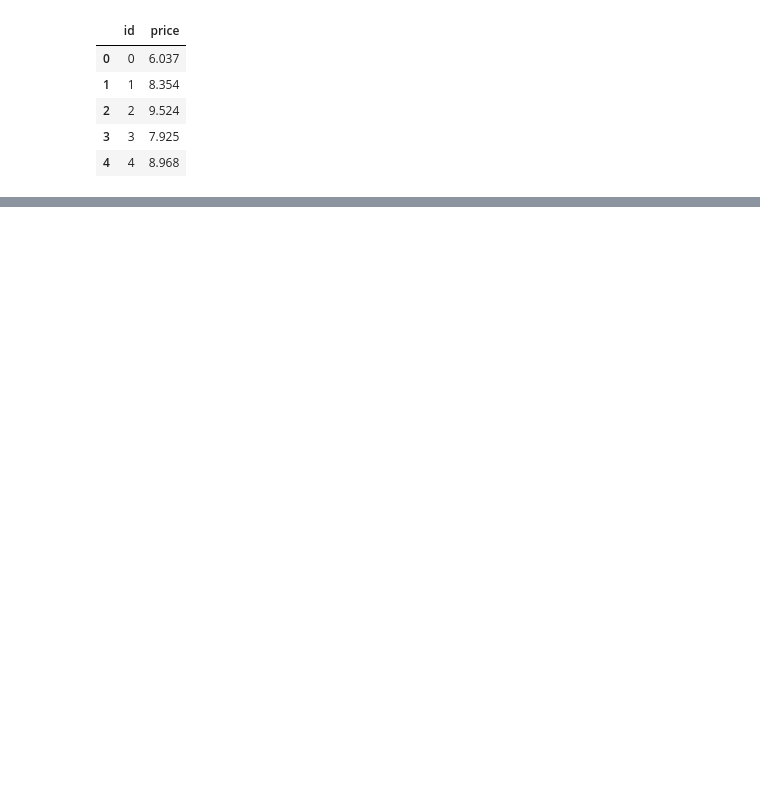
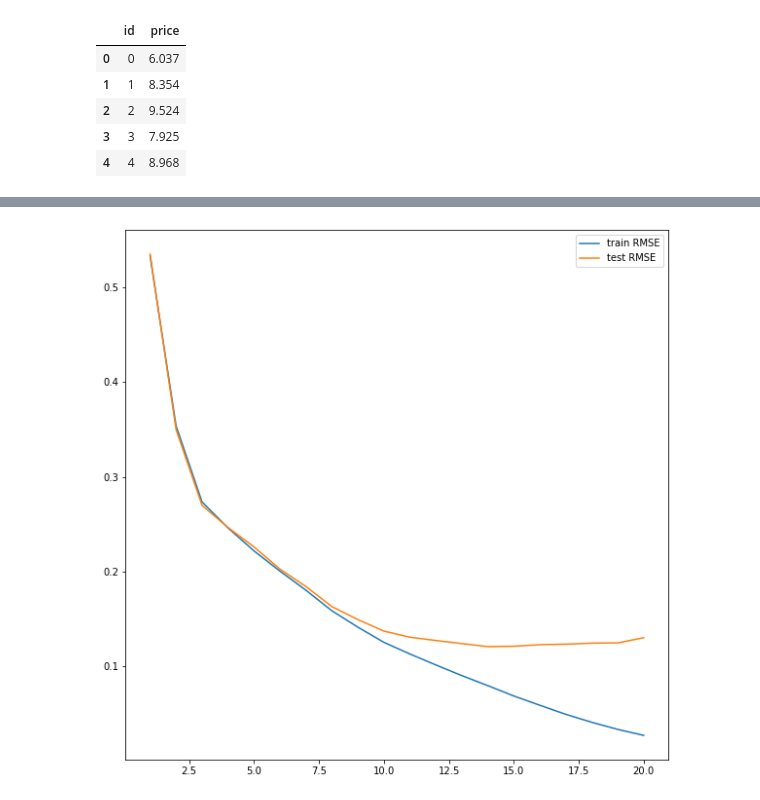
Before and after one commit to Jorge-Solana/Machine-Learning-for-Diamonds, a Jupyter notebook: Data Set Cleaning.ipynb, the cells around one changed output, grey strips where cells are left out. Cells and saved outputs as stored; diff of their text form; code cells hidden in the pictures; blank space fills up the shorter version.

```diff
--- a/Data Set Cleaning.ipynb
+++ b/Data Set Cleaning.ipynb
@@ -312,0 +320,18 @@ d_up.to_csv('upload1.csv', index=False)
+# %%
+results = []
+
+for depth in range(1, 21):
+    model = DecisionTreeRegressor(max_depth=depth, random_state=666)
+    model.fit(X_train, y_train)
+
+    result = {
+        "model": model,
+        "depth": depth,
+        "train_RMSE": (mean_squared_error(y_train, model.predict(X_train))) ** 0.5,
+        "test_RMSE": (mean_squared_error(y_test, model.predict(X_test))) ** 0.5
+    }
+
+    results.append(result)
+# %%
+results_df = pd.DataFrame(results)
+results_df
@@ -313,2 +358,9 @@ d_up.to_csv('upload1.csv', index=False)
+# %%
+fig = plt.figure(figsize=(10, 10))
+plt.plot(results_df.depth, results_df.train_RMSE, label="train RMSE")
+plt.plot(results_df.depth, results_df.test_RMSE, label="test RMSE")
+plt.legend();
+# %% [output]
+[figure, added]
 # %%
 from sklearn.model_selection import GridSearchCV
```
Also changed, not shown: parts of 55 cells of this notebook, 6 other files.
